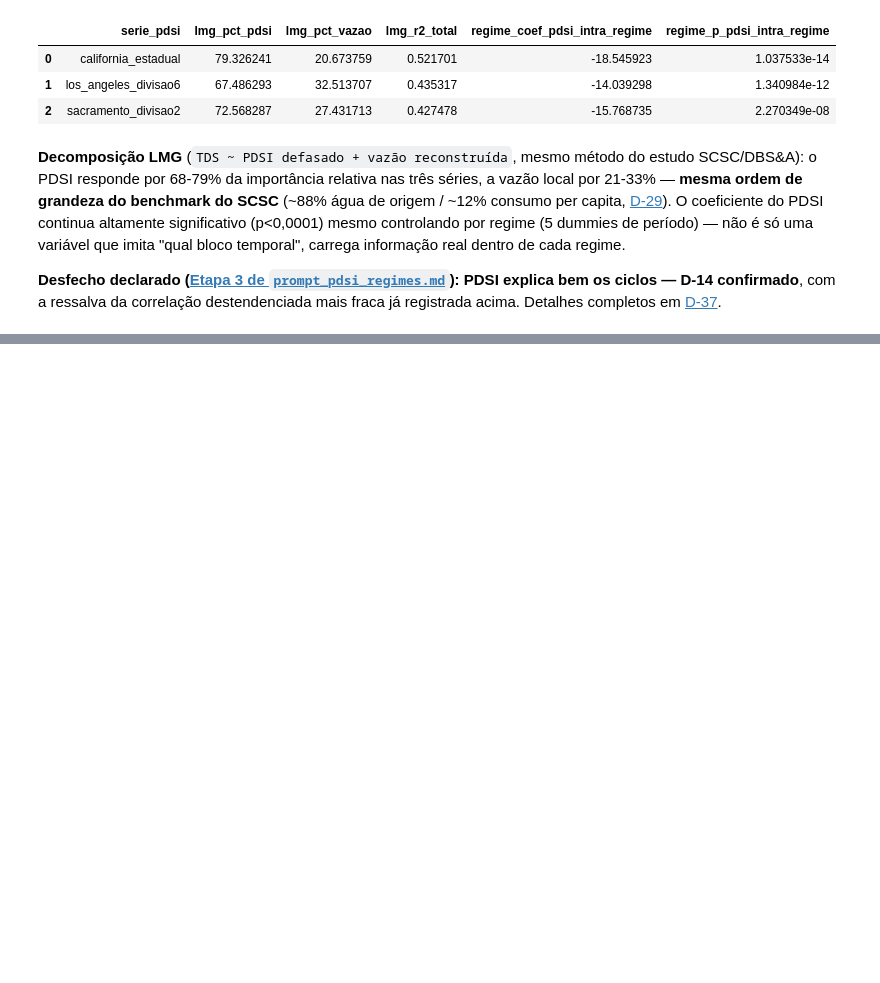
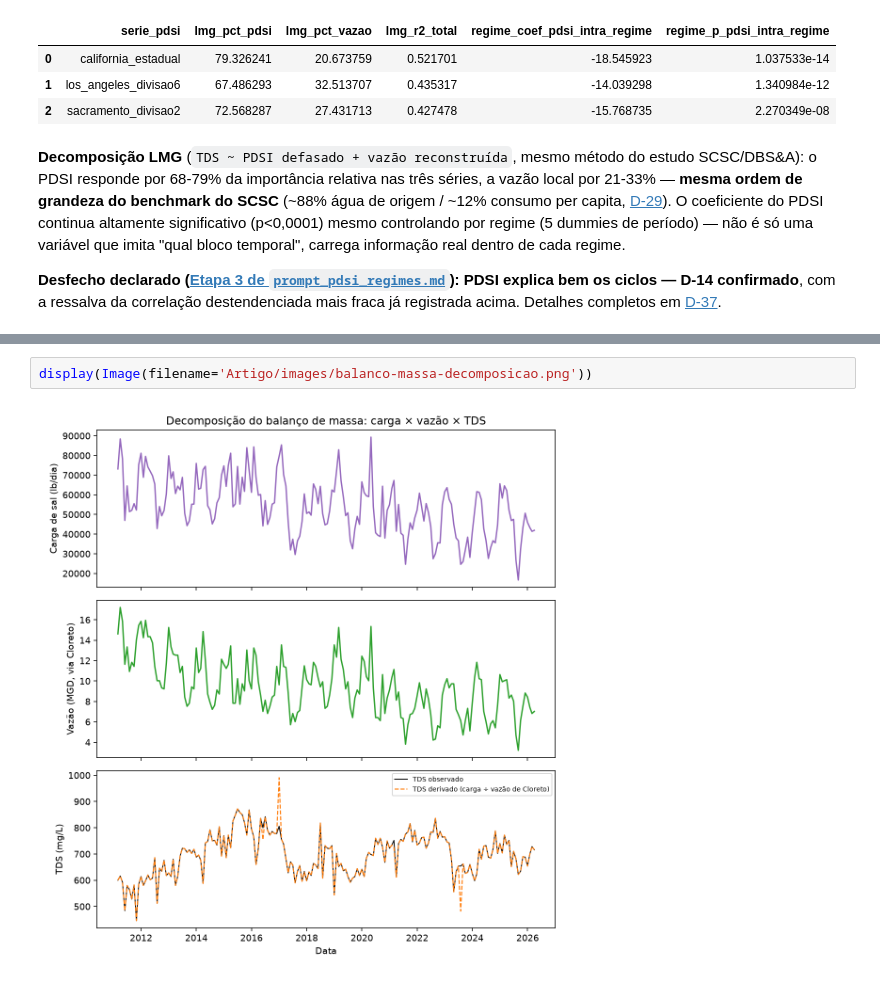
Before and after one commit to igorfnogueira/projeto-aplicado, a Jupyter notebook: notebook.ipynb, the cells around one changed output, grey strips where cells are left out. Drawn from its saved outputs; the diff is of its cells as text; blank space fills up the shorter version.

```diff
--- a/notebook.ipynb
+++ b/notebook.ipynb
@@ -695,0 +770,4 @@ pdsi_res[['serie_pdsi', 'lmg_pct_pdsi', 'lmg_pct_vazao', 'lmg_r2_total',
+# %%
+display(Image(filename='Artigo/images/balanco-massa-decomposicao.png'))
+# %% [output]
+[figure, added]
```
Also changed, not shown: parts of 15 cells of this notebook, 24 other files.
